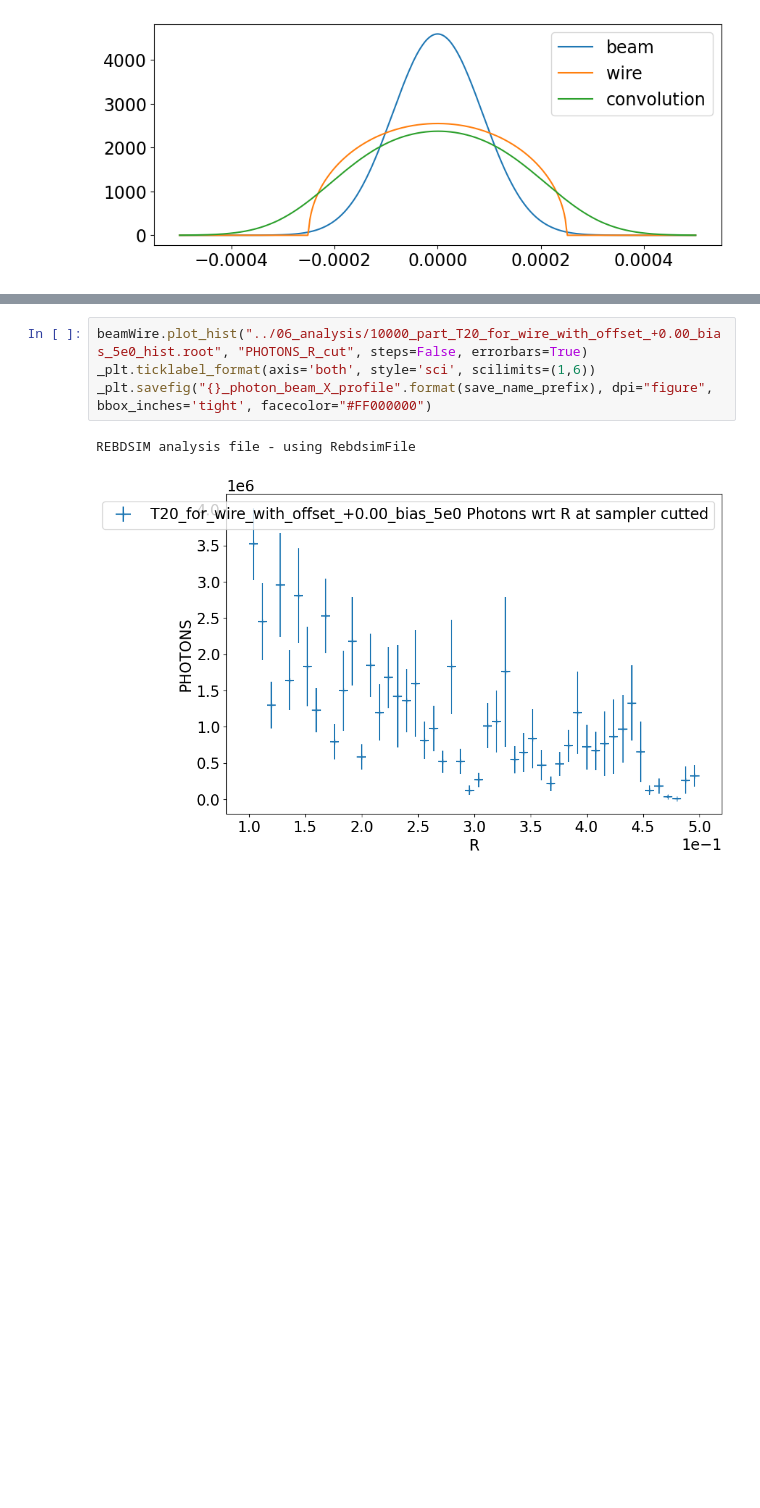
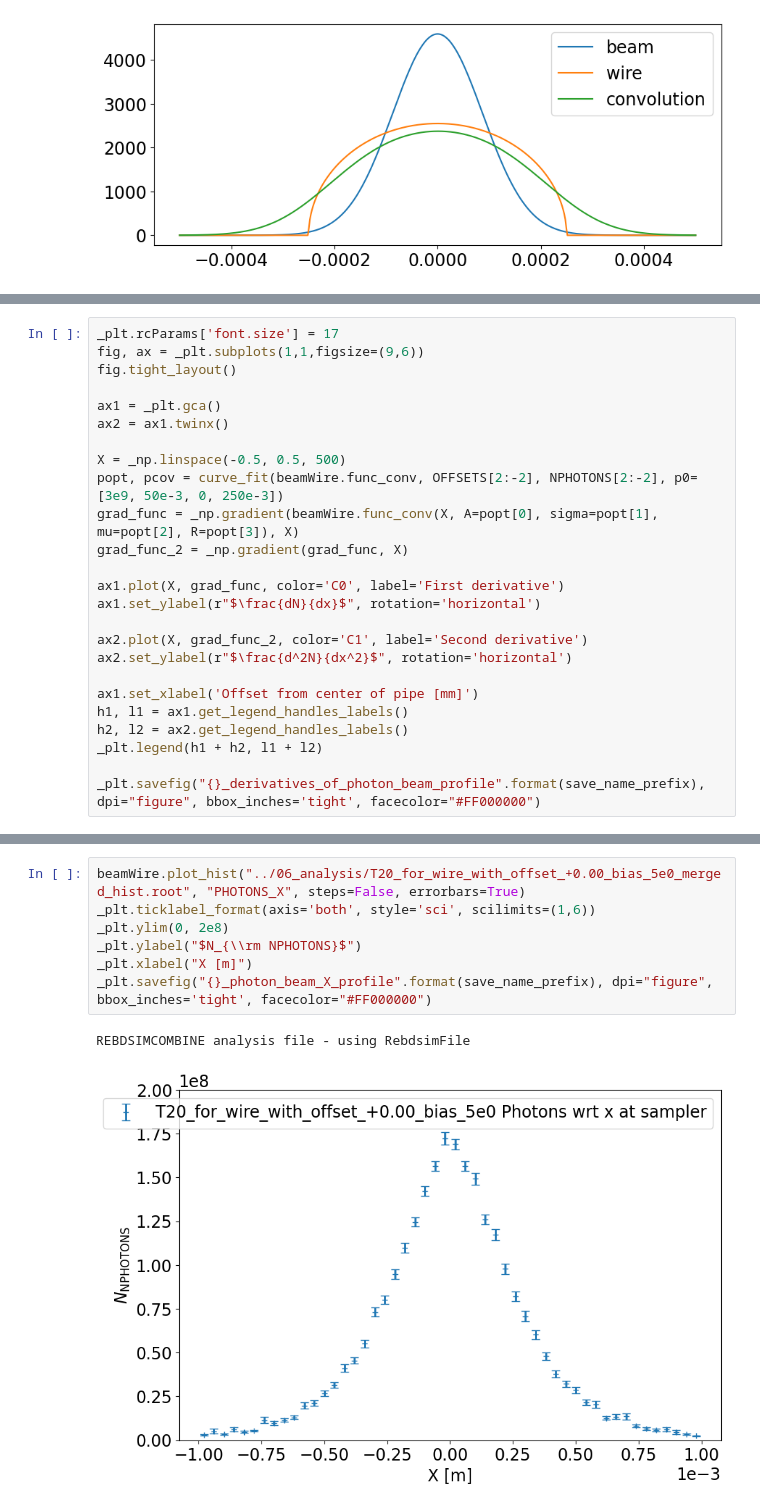
Before and after one commit to MarinDeniaud/luxe-backgrounds, a Jupyter notebook: 06_analysis/Wire_analysis.ipynb, the cells around one changed output, grey strips where cells are left out. Cells and saved outputs as stored; diff of their text form; blank space fills up the shorter version.

```diff
--- a/06_analysis/Wire_analysis.ipynb
+++ b/06_analysis/Wire_analysis.ipynb
@@ -99,0 +134,25 @@ _plt.savefig("{}_derivative_of_photon_beam_profile".format(save_name_prefix), dp
+# %%
+_plt.rcParams['font.size'] = 17
+fig, ax = _plt.subplots(1,1,figsize=(9,6))
+fig.tight_layout()
+
+ax1 = _plt.gca()
+ax2 = ax1.twinx()
+
+X = _np.linspace(-0.5, 0.5, 500)
+popt, pcov = curve_fit(beamWire.func_conv, OFFSETS[2:-2], NPHOTONS[2:-2], p0=[3e9, 50e-3, 0, 250e-3])
+grad_func = _np.gradient(beamWire.func_conv(X, A=popt[0], sigma=popt[1], mu=popt[2], R=popt[3]), X)
+grad_func_2 = _np.gradient(grad_func, X)
+
+ax1.plot(X, grad_func, color='C0', label='First derivative')
+ax1.set_ylabel(r"$\frac{dN}{dx}$", rotation='horizontal')
+
+ax2.plot(X, grad_func_2, color='C1', label='Second derivative')
+ax2.set_ylabel(r"$\frac{d^2N}{dx^2}$", rotation='horizontal')
+
+ax1.set_xlabel('Offset from center of pipe [mm]')
+h1, l1 = ax1.get_legend_handles_labels()
+h2, l2 = ax2.get_legend_handles_labels()
+_plt.legend(h1 + h2, l1 + l2)
+
+_plt.savefig("{}_derivatives_of_photon_beam_profile".format(save_name_prefix), dpi="figure", bbox_inches='tight', facecolor="#FF000000")
@@ -100,7 +161,10 @@ _plt.savefig("{}_derivative_of_photon_beam_profile".format(save_name_prefix), dp
 # %%
-beamWire.plot_hist("../06_analysis/10000_part_T20_for_wire_with_offset_+0.00_bias_5e0_hist.root", "PHOTONS_R_cut", steps=False, errorbars=True)
+beamWire.plot_hist("../06_analysis/T20_for_wire_with_offset_+0.00_bias_5e0_merged_hist.root", "PHOTONS_X", steps=False, errorbars=True)
 _plt.ticklabel_format(axis='both', style='sci', scilimits=(1,6))
+_plt.ylim(0, 2e8)
+_plt.ylabel("$N_{\\rm NPHOTONS}$")
+_plt.xlabel("X [m]")
 _plt.savefig("{}_photon_beam_X_profile".format(save_name_prefix), dpi="figure", bbox_inches='tight', facecolor="#FF000000")
 # %% [output]
-REBDSIM analysis file - using RebdsimFile
+REBDSIMCOMBINE analysis file - using RebdsimFile
-[figure, old version]
+[figure, new version]
```
Also changed, not shown: parts of 16 cells of this notebook, 2 other files.
